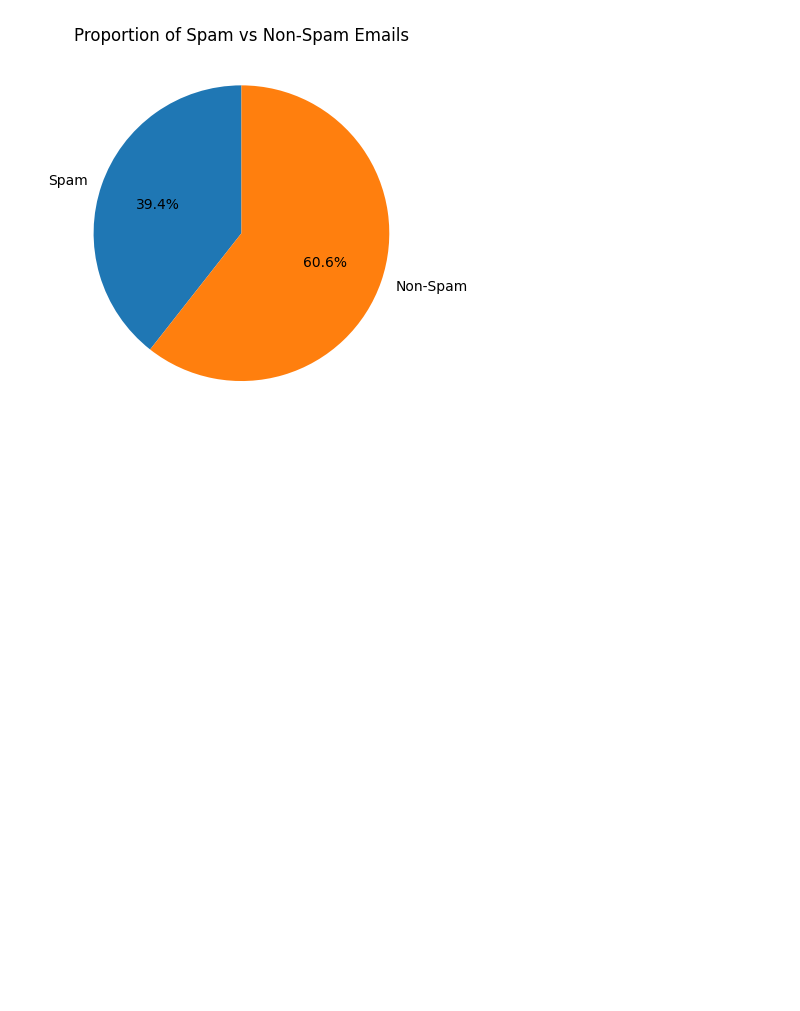
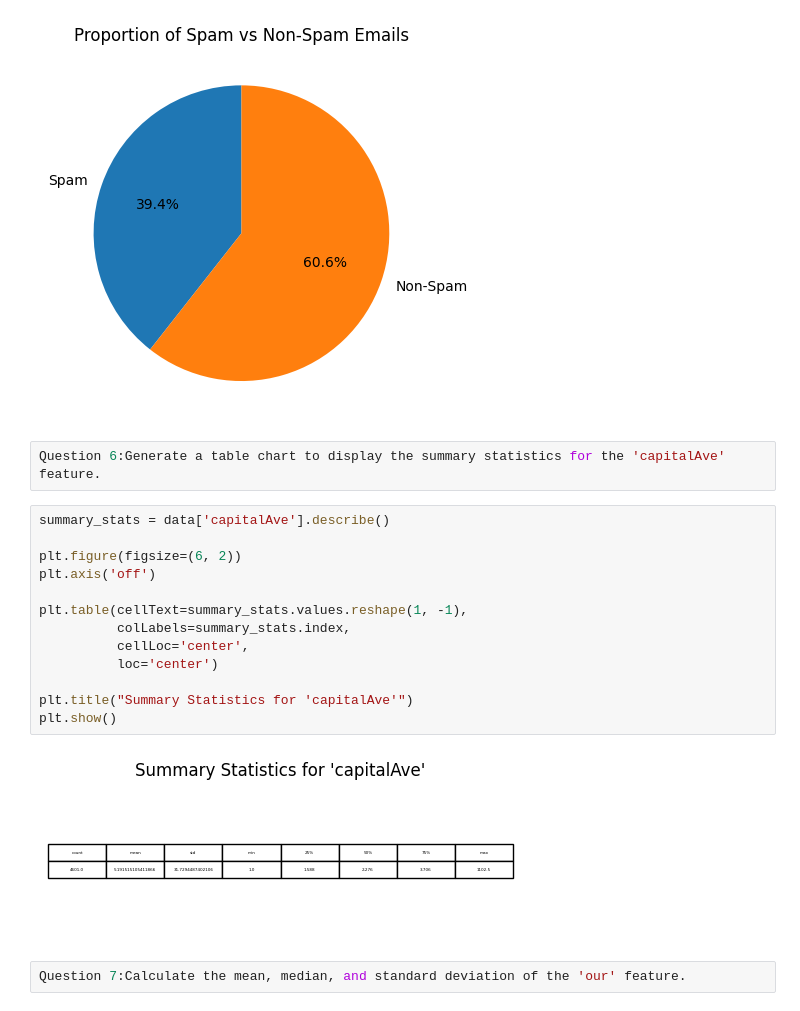
Before and after one commit to TM07-H3LL0/Tamoy_Munroe_CYBR520_FALL24, a Jupyter notebook: homework/HW 1.ipynb, the cells around one changed output. Saved outputs shown, nothing was run; the diff lists cells and outputs as text; blank space fills up the shorter version.

Commit message:
HW 1 QUESTIONS CONTINUED

```diff
--- a/homework/HW 1.ipynb
+++ b/homework/HW 1.ipynb
@@ -97,3 +97,22 @@ plt.title('Proportion of Spam vs Non-Spam Emails')
 plt. show( )
 # %% [output]
 [figure]
+# %%
+Question 6:Generate a table chart to display the summary statistics for the 'capitalAve' feature.
+# %%
+summary_stats = data['capitalAve'].describe()
+
+plt.figure(figsize=(6, 2))
+plt.axis('off')
+
+plt.table(cellText=summary_stats.values.reshape(1, -1),
+          colLabels=summary_stats.index,
+          cellLoc='center',
+          loc='center')
+
+plt.title("Summary Statistics for 'capitalAve'")
+plt.show()
+# %% [output]
+[figure, added]
+# %%
+Question 7:Calculate the mean, median, and standard deviation of the 'our' feature.
```
Also changed, not shown: parts of 15 cells of this notebook.
